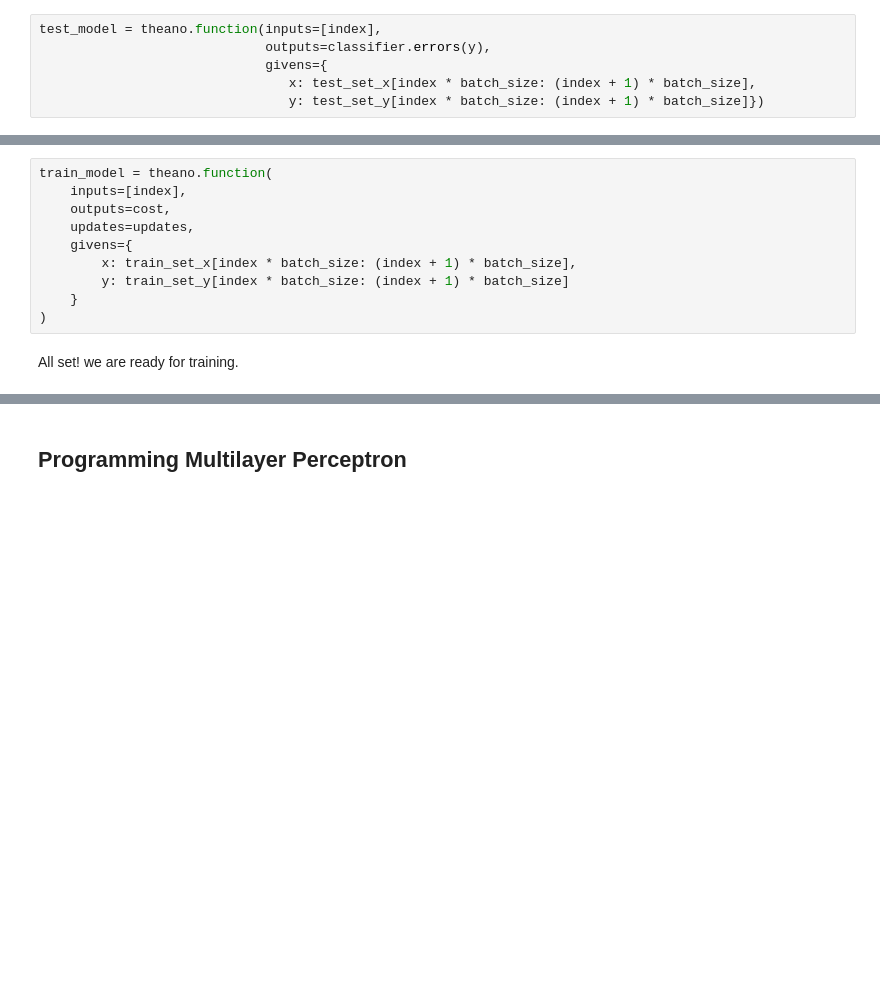
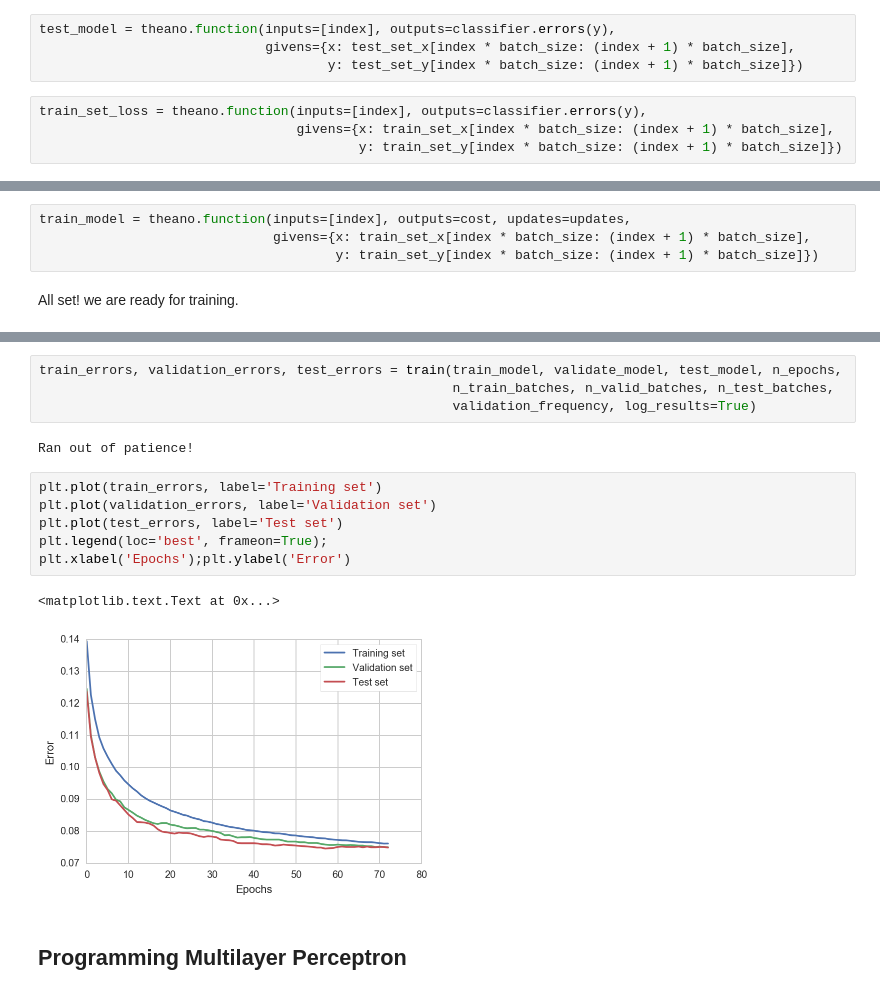
Before and after one commit to lmarti/machine-learning, a Jupyter notebook: 05. Programming Neural Networks.ipynb, the cells around one changed output, grey strips where cells are left out. Saved outputs shown, nothing was run; the diff lists cells and outputs as text; blank space fills up the shorter version.

```diff
--- a/05. Programming Neural Networks.ipynb
+++ b/05. Programming Neural Networks.ipynb
@@ -368,9 +364,11 @@ validate_model = theano.function(
 # %% [markdown]
 A similar function for testing
 # %%
-test_model = theano.function(inputs=[index],
-                             outputs=classifier.errors(y),
-                             givens={
-                                x: test_set_x[index * batch_size: (index + 1) * batch_size],
-                                y: test_set_y[index * batch_size: (index + 1) * batch_size]})
+test_model = theano.function(inputs=[index], outputs=classifier.errors(y),
+                             givens={x: test_set_x[index * batch_size: (index + 1) * batch_size],
+                                     y: test_set_y[index * batch_size: (index + 1) * batch_size]})
+# %%
+train_set_loss = theano.function(inputs=[index], outputs=classifier.errors(y),
+                                 givens={x: train_set_x[index * batch_size: (index + 1) * batch_size],
+                                         y: train_set_y[index * batch_size: (index + 1) * batch_size]})
 # %% [markdown]
@@ -387,14 +385,8 @@ updates = [(classifier.W, classifier.W - learning_rate * g_W),
 Compiling a Theano function `train_model` that returns the cost, but in the same time updates the parameter of the model based on the rules
 defined in `updates`
 # %%
-train_model = theano.function(
-    inputs=[index],
-    outputs=cost,
-    updates=updates,
-    givens={
-        x: train_set_x[index * batch_size: (index + 1) * batch_size],
-        y: train_set_y[index * batch_size: (index + 1) * batch_size]
-    }
-)
+train_model = theano.function(inputs=[index], outputs=cost, updates=updates,
+                              givens={x: train_set_x[index * batch_size: (index + 1) * batch_size],
+                                      y: train_set_y[index * batch_size: (index + 1) * batch_size]})
 # %% [markdown]
 All set! we are ready for training.
@@ -495,3 +464,18 @@ Wall time: 15.4 s
+# %%
+train_errors, validation_errors, test_errors = train(train_model, validate_model, test_model, n_epochs,
+                                                     n_train_batches, n_valid_batches, n_test_batches,
+                                                     validation_frequency, log_results=True)
+# %% [output]
+Ran out of patience!
+# %%
+plt.plot(train_errors, label='Training set')
+plt.plot(validation_errors, label='Validation set')
+plt.plot(test_errors, label='Test set')
+plt.legend(loc='best', frameon=True);
+plt.xlabel('Epochs');plt.ylabel('Error')
+# %% [output]
+<matplotlib.text.Text at 0x...>
+[figure, added]
 # %% [markdown]
 ## Programming Multilayer Perceptron
 # %% [markdown]
```
Also changed, not shown: parts of 41 cells of this notebook, 23 other files.
